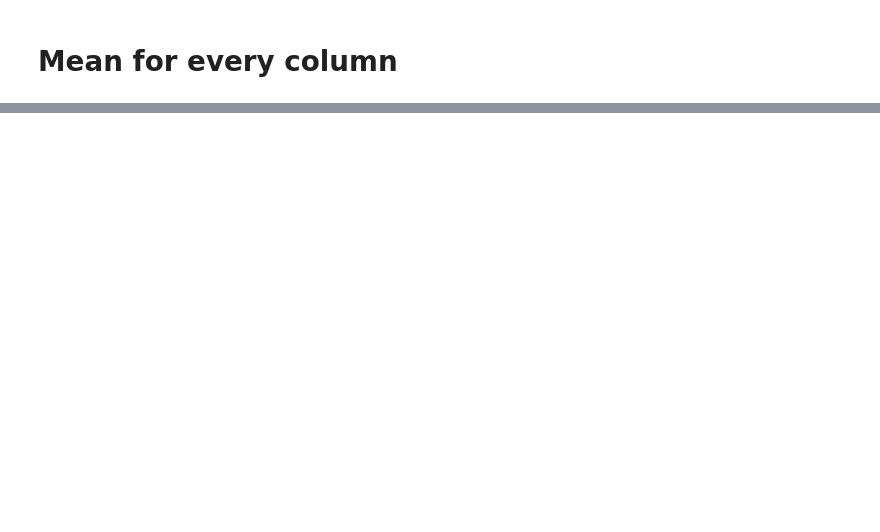
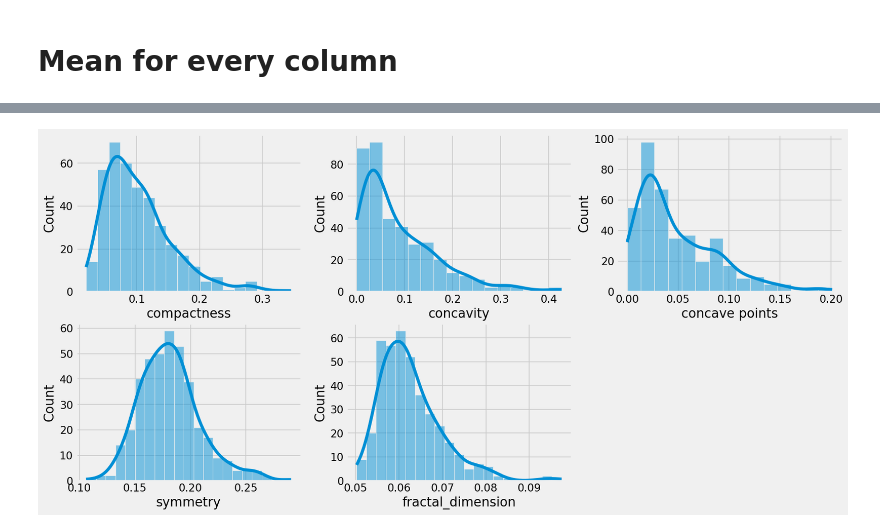
Before and after one commit to Research-Topics-in-Data-Mining/missingness-effect-complete-dataset, a Jupyter notebook: notebooks/Research Topics Project.ipynb, the cells around one changed output, grey strips where cells are left out. Drawn from its saved outputs; the diff is of its cells as text; code cells hidden in the pictures; blank space fills up the shorter version.

Commit message:
Update dist plots

```diff
--- a/notebooks/Research Topics Project.ipynb
+++ b/notebooks/Research Topics Project.ipynb
@@ -234,3 +264,10 @@ dtype: float64
+# %%
+from src.visualization import plot_multiple_distribution_grid
+
+plot_multiple_distribution_grid(X_train, X_train.columns[:5])
+plot_multiple_distribution_grid(X_train, X_train.columns[5:])
+# %% [output]
+[figure, added]
 # %%
 from src.visualization import plot_boxplot
 
```
Also changed, not shown: parts of 16 cells of this notebook, 2 other files.
